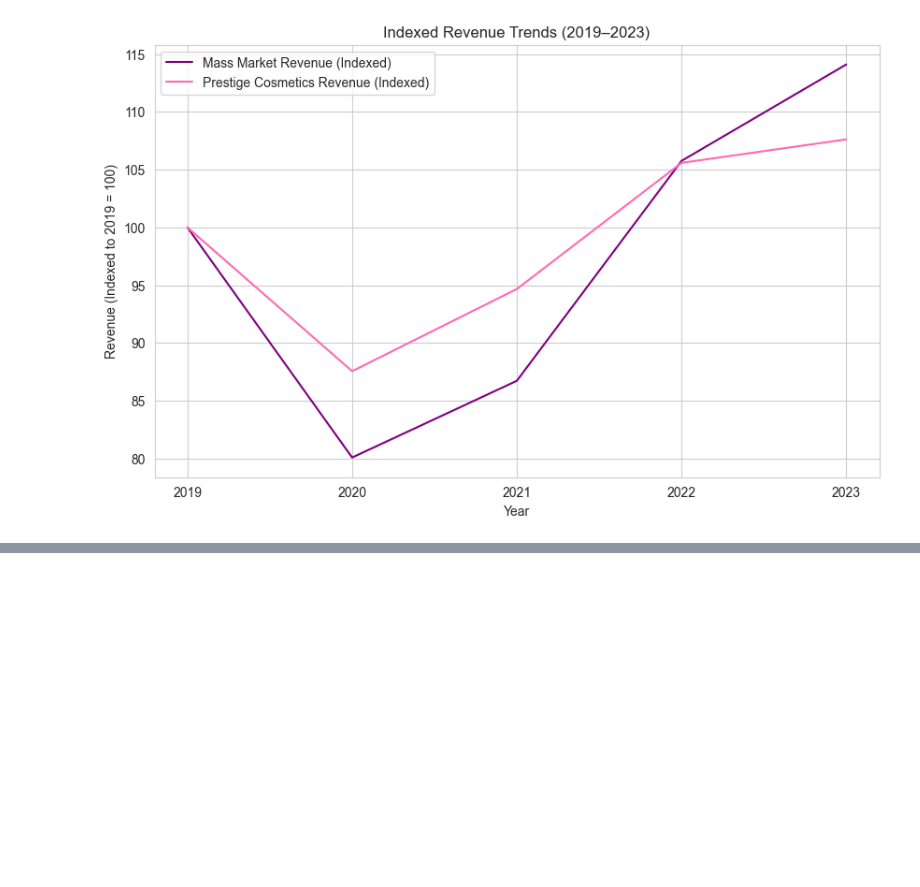
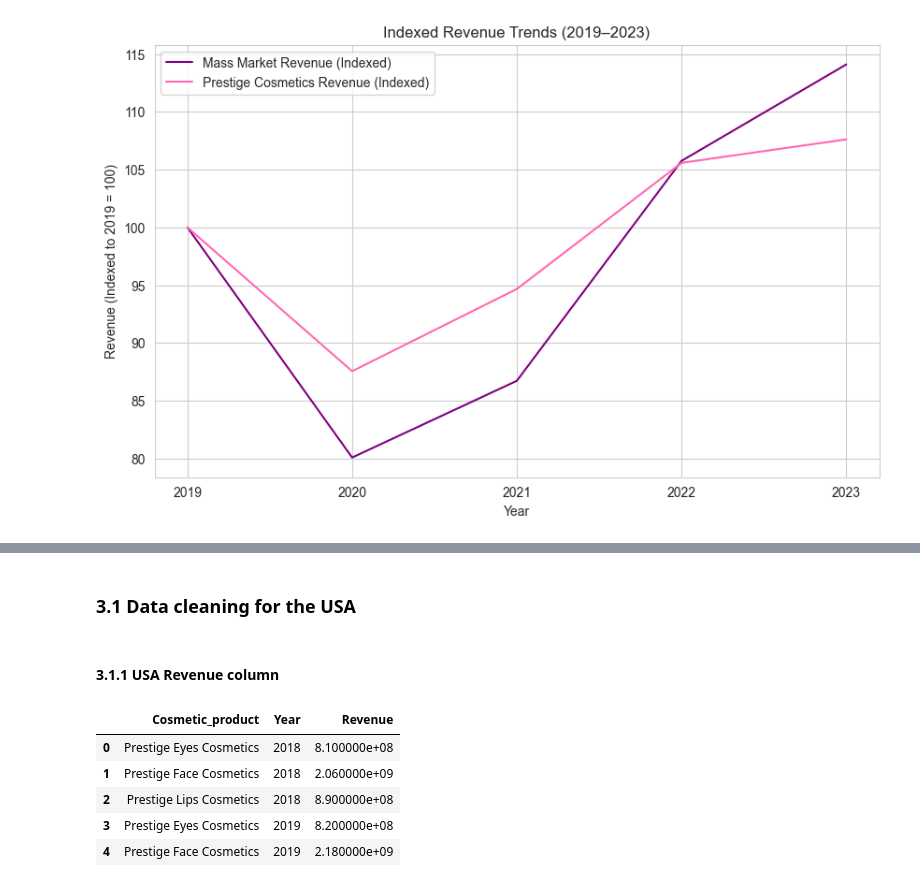
Before and after one commit to kaitlinjohnson1/Luxury_goods_project, a Jupyter notebook: code/visualisations_code.ipynb, the cells around one changed output, grey strips where cells are left out. Drawn from its saved outputs; the diff is of its cells as text; code cells hidden in the pictures; blank space fills up the shorter version.

```diff
--- a/code/visualisations_code.ipynb
+++ b/code/visualisations_code.ipynb
@@ -201,0 +283,28 @@ plt.show()
+# %% [markdown]
+### 3.1 Data cleaning for the USA
+# %% [markdown]
+#### 3.1.1 USA Revenue column
+# %%
+# USA revenue
+#  Create the USA dataframe - starting with revenue column
+df_USA = df_luxcos_segments_filtered.copy()
+
+# Reset the index and check the column names
+df_USA.reset_index(inplace=True)
+
+# Melt the DataFrame, using 'Cosmetic_product' as the id variable
+df_USA = df_USA.melt(id_vars=['Cosmetic_product'], var_name='Year', value_name='Revenue')
+
+# Revenue in billions and year converted
+df_USA['Revenue'] = df_USA['Revenue']* 1000000000
+df_USA ['Year']= df_USA['Year'].astype(int)
+
+# Show dataframe
+df_USA.head()
+# %% [output]
+|  | Cosmetic_product | Year | Revenue |
+| 0 | Prestige Eyes Cosmetics | 2018 | 8.100000e+08 |
+| 1 | Prestige Face Cosmetics | 2018 | 2.060000e+09 |
+| 2 | Prestige Lips Cosmetics | 2018 | 8.900000e+08 |
+| 3 | Prestige Eyes Cosmetics | 2019 | 8.200000e+08 |
+| 4 | Prestige Face Cosmetics | 2019 | 2.180000e+09 |
```
Also changed, not shown: parts of 29 cells of this notebook, 6 other files.
